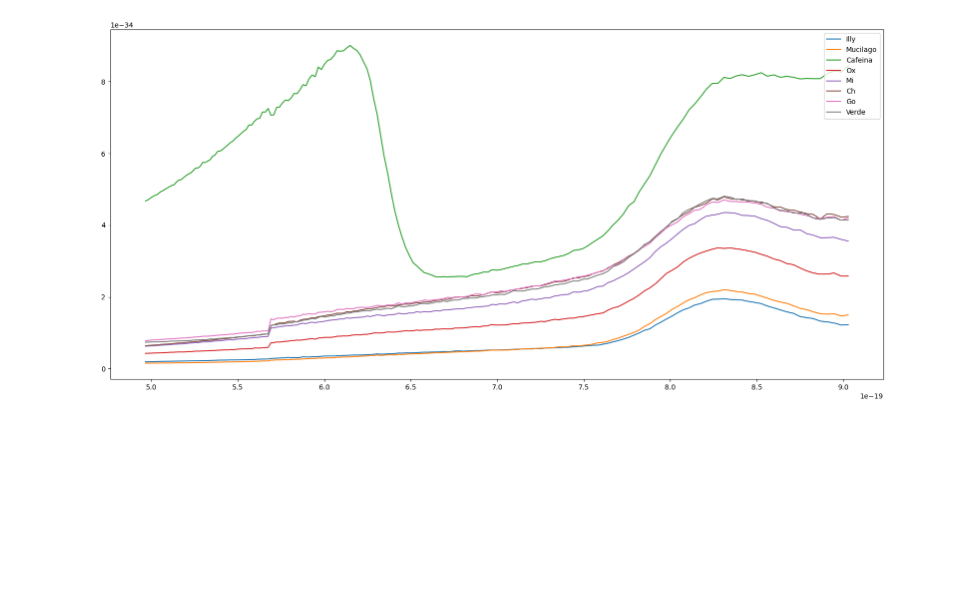
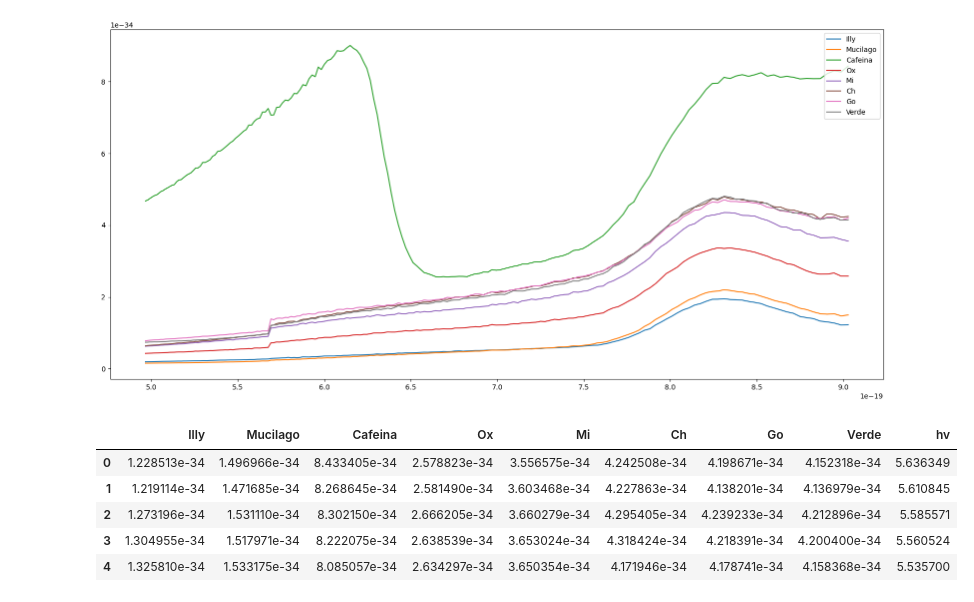
Before and after one commit to jazoro911/CafeLab, a Jupyter notebook: Liz/Proyects/Kubelka-Monk-Reflectance.ipynb, the cells around one changed output. Cells and saved outputs as stored; diff of their text form; code cells hidden in the pictures; blank space fills up the shorter version.

```diff
--- a/Liz/Proyects/Kubelka-Monk-Reflectance.ipynb
+++ b/Liz/Proyects/Kubelka-Monk-Reflectance.ipynb
@@ -211,4 +200,15 @@ ax1.legend(loc='upper right')
 plt.show()
 # %% [output]
 [figure]
+# %%
+# Convirtiendo hv a eV
+data_energia['hv'] = data_energia['hv'] / 1.602e-19
+data_energia.head()
+# %% [output]
+|  | Illy | Mucilago | Cafeina | Ox | Mi | Ch | Go | Verde | hv |
+| 0 | 1.228513e-34 | 1.496966e-34 | 8.433405e-34 | 2.578823e-34 | 3.556575e-34 | 4.242508e-34 | 4.198671e-34 | 4.152318e-34 | 5.636349 |
+| 1 | 1.219114e-34 | 1.471685e-34 | 8.268645e-34 | 2.581490e-34 | 3.603468e-34 | 4.227863e-34 | 4.138201e-34 | 4.136979e-34 | 5.610845 |
+| 2 | 1.273196e-34 | 1.531110e-34 | 8.302150e-34 | 2.666205e-34 | 3.660279e-34 | 4.295405e-34 | 4.239233e-34 | 4.212896e-34 | 5.585571 |
+| 3 | 1.304955e-34 | 1.517971e-34 | 8.222075e-34 | 2.638539e-34 | 3.653024e-34 | 4.318424e-34 | 4.218391e-34 | 4.200400e-34 | 5.560524 |
+| 4 | 1.325810e-34 | 1.533175e-34 | 8.085057e-34 | 2.634297e-34 | 3.650354e-34 | 4.171946e-34 | 4.178741e-34 | 4.158368e-34 | 5.535700 |
 # %%
```
Also changed, not shown: parts of 5 cells of this notebook.
